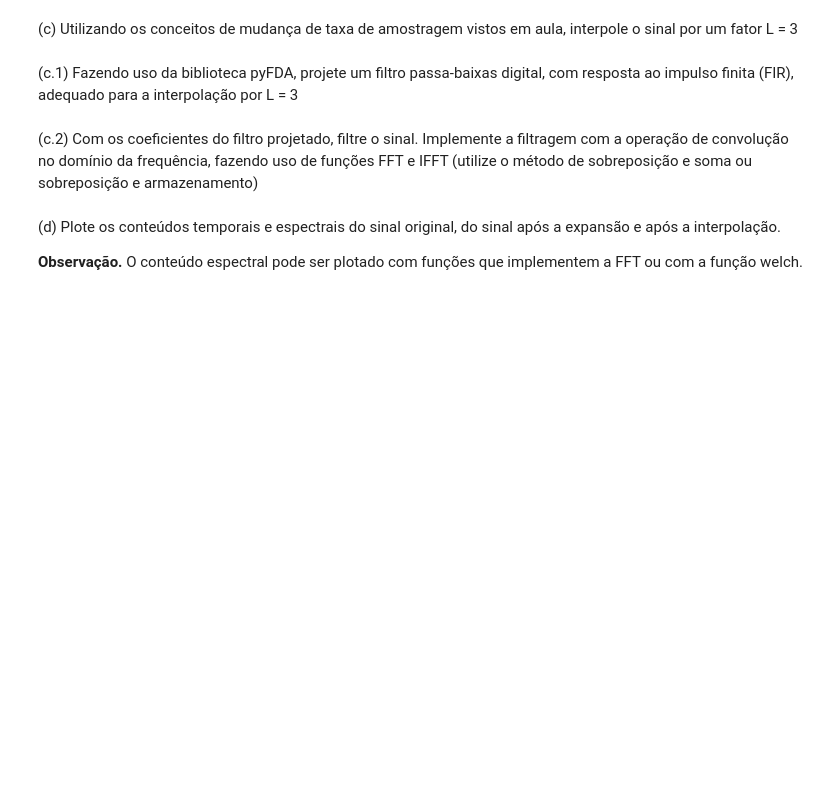
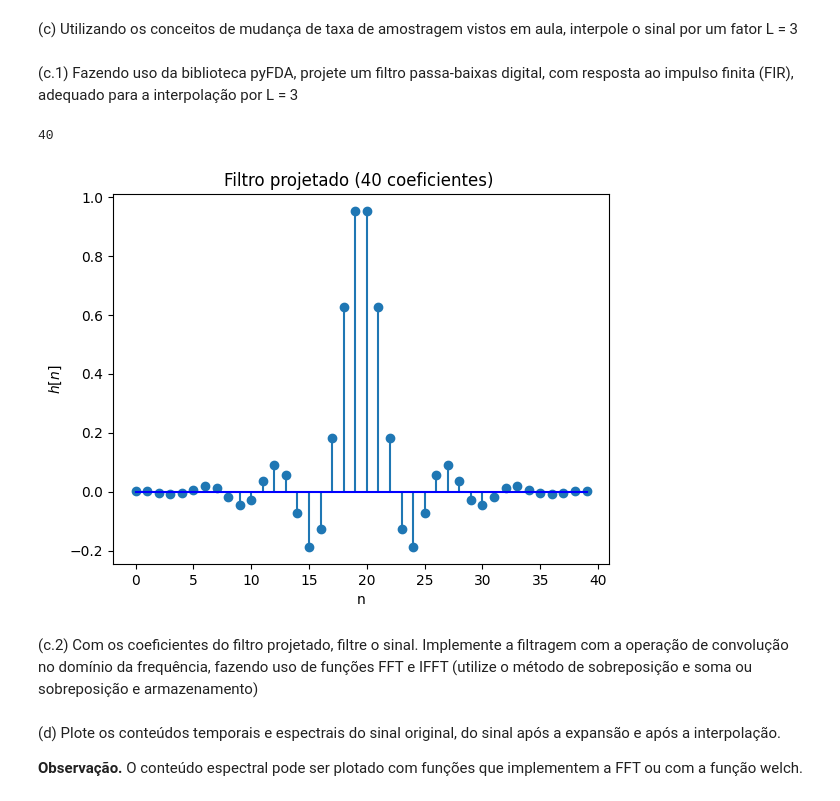
Before and after one commit to raphaelramosds/dsp-interpolator, a Jupyter notebook: codigos-fonte.ipynb, the cells around one changed output. Saved outputs shown, nothing was run; the diff lists cells and outputs as text; code cells hidden in the pictures; blank space fills up the shorter version.

```diff
--- a/codigos-fonte.ipynb
+++ b/codigos-fonte.ipynb
@@ -86,18 +83,35 @@ fator L = 3
 # %%
 # Coloca L - 1 zeros entre os elementos do array
 def put_zeros(arr,L):
   i = 0
   n = len(arr)
   length = L*(n - 1) + 1
   expanded_arr = np.zeros(length)
   while i < length:
     expanded_arr[i] = arr[i//L]
     i += L
   return expanded_arr
 
 # Adiciona L-1 zeros no canal esquerdo e direito
 data_l_int = put_zeros(data_l,3)
 data_r_int = put_zeros(data_r,3)
+
+# Carrega coeficientes do filtro: L = 3 então a frequencia de corte do filtro é wc = pi/3 rad
+coeffs = np.genfromtxt('sample_data/coeffs_hamming.csv', delimiter=',')
+
+# Filtro de ganho L = 3
+coeffs = 3*coeffs
+
+# Plot do filtro
+plt.figure()
+plt.title(f"Filtro projetado ({len(coeffs)} coeficientes) ")
+plt.ylabel("$h[n]$")
+plt.xlabel("n")
+plt.stem(np.arange(len(coeffs)),coeffs,basefmt='b')
+print(len(coeffs))
+# %% [output]
+40
+[figure, added]
 # %% [markdown]
 (c.2) Com os coeficientes do filtro projetado, filtre o sinal. Implemente a filtragem com a operação de convolução no domínio da frequência, fazendo uso de funções FFT e IFFT (utilize o método de sobreposição e soma ou sobreposição e armazenamento)
 # %%
```
Also changed, not shown: parts of 2 cells of this notebook, 1 other file.
